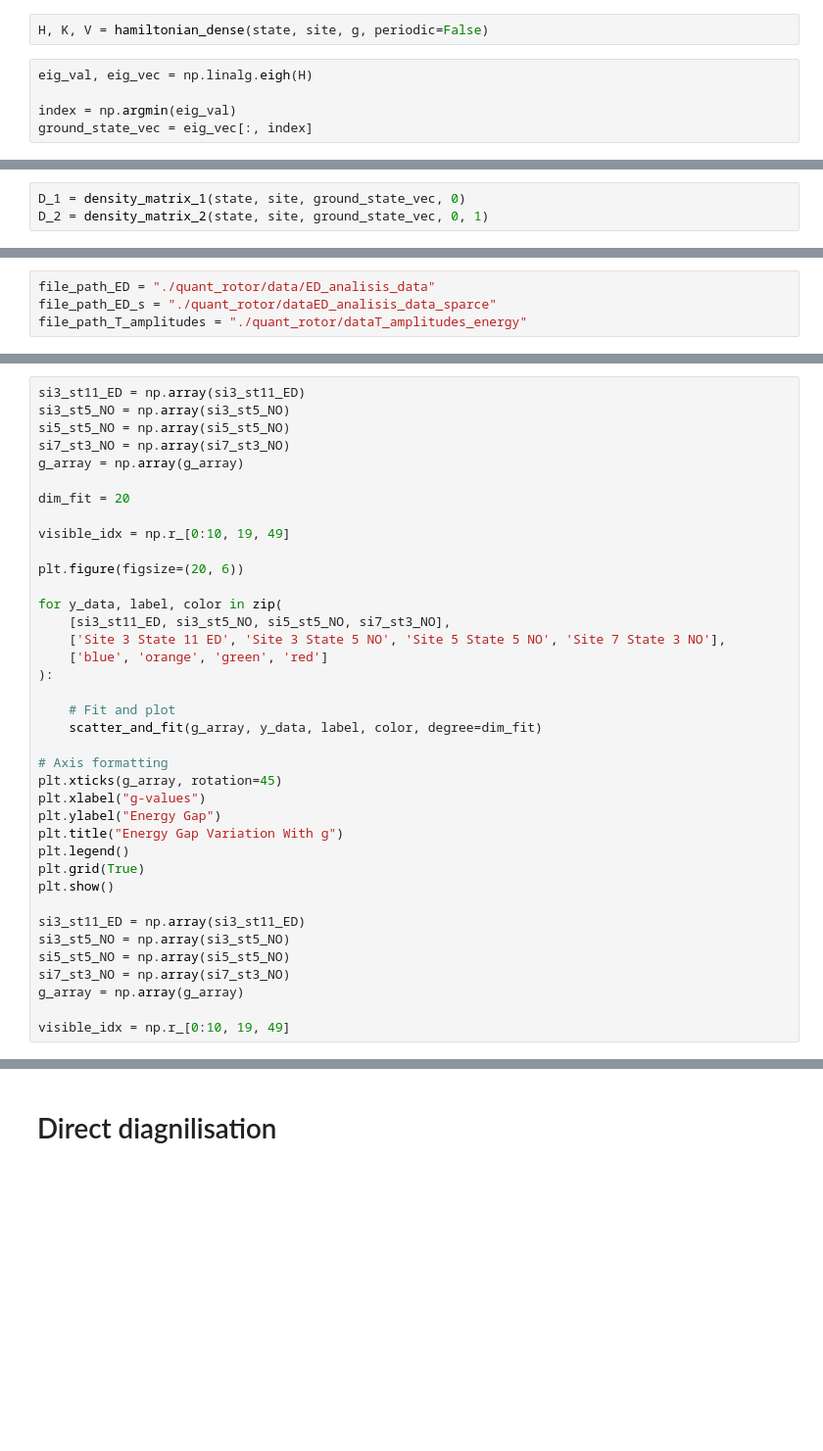
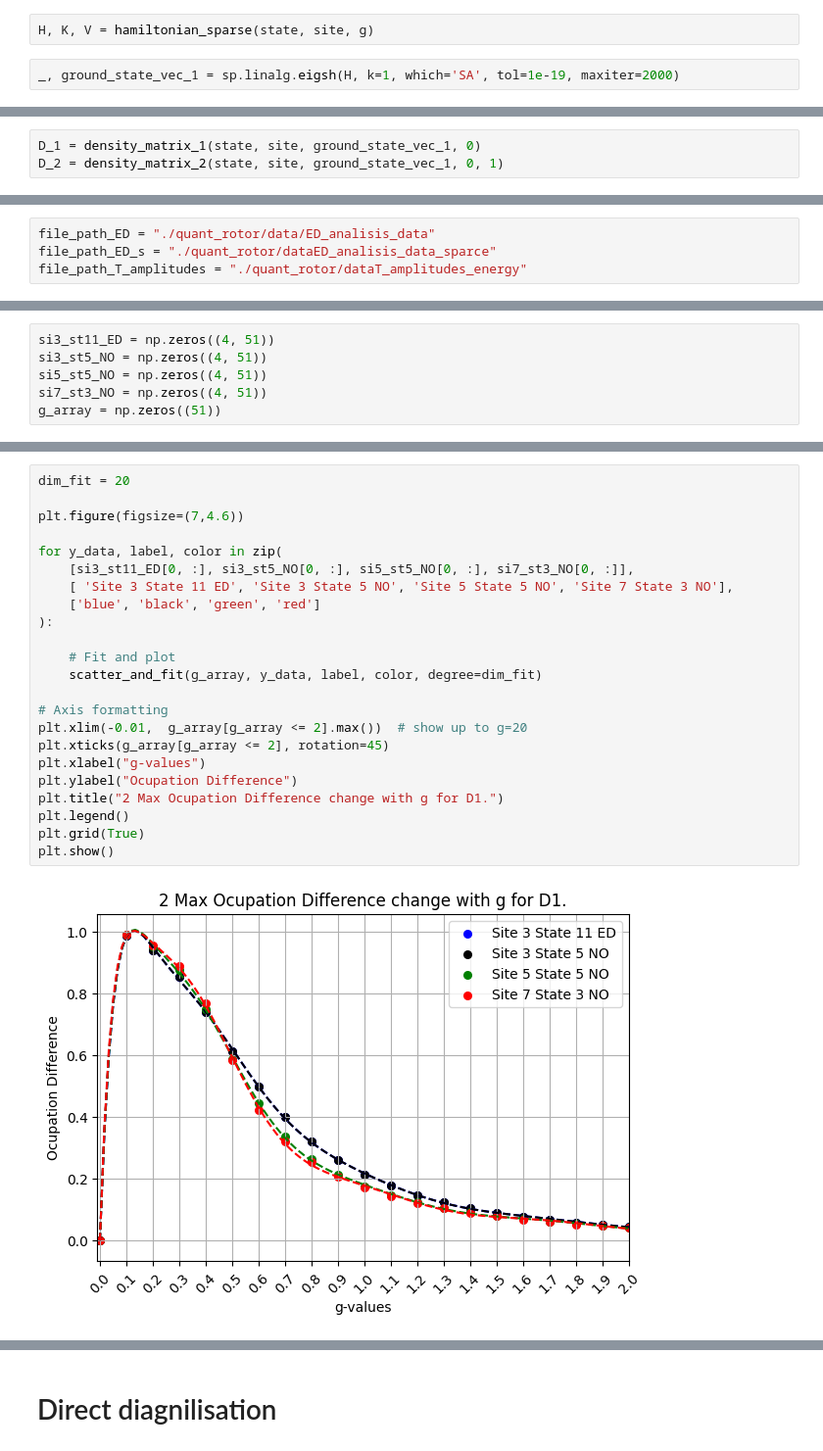
Before and after one commit to Gilfrim/Computational-Analysis-of-Many-Rotor-Systems, a Jupyter notebook: direct_diagnolisation.ipynb, the cells around one changed output, grey strips where cells are left out. Shown at 98% size. Cells and saved outputs as stored; diff of their text form; blank space fills up the shorter version.

```diff
--- a/direct_diagnolisation.ipynb
+++ b/direct_diagnolisation.ipynb
@@ -43,9 +48,6 @@ site = 3
 state = 11
 g = 1
 # %%
-H, K, V = hamiltonian_dense(state, site, g, periodic=False)
+H, K, V = hamiltonian_sparse(state, site, g)
 # %%
-eig_val, eig_vec = np.linalg.eigh(H)
-
-index = np.argmin(eig_val)
-ground_state_vec = eig_vec[:, index]
+_, ground_state_vec_1 = sp.linalg.eigsh(H, k=1, which='SA', tol=1e-19, maxiter=2000)
@@ -52,3 +60,3 @@ ground_state_vec = eig_vec[:, index]
 # %%
-D_1 = density_matrix_1(state, site, ground_state_vec, 0)
-D_2 = density_matrix_2(state, site, ground_state_vec, 0, 1)
+D_1 = density_matrix_1(state, site, ground_state_vec_1, 0)
+D_2 = density_matrix_2(state, site, ground_state_vec_1, 0, 1)
@@ -167 +259,7 @@ file_path_T_amplitudes = "./quant_rotor/dataT_amplitudes_energy"
+# %%
+si3_st11_ED = np.zeros((4, 51))
+si3_st5_NO = np.zeros((4, 51))
+si5_st5_NO = np.zeros((4, 51))
+si7_st3_NO = np.zeros((4, 51))
+g_array = np.zeros((51))
 # %%
@@ -231,38 +348,25 @@ IndexError: index 1331 is out of bounds for axis 0 with size 1331
 # %%
-si3_st11_ED = np.array(si3_st11_ED)
-si3_st5_NO = np.array(si3_st5_NO)
-si5_st5_NO = np.array(si5_st5_NO)
-si7_st3_NO = np.array(si7_st3_NO)
-g_array = np.array(g_array)
-
 dim_fit = 20
 
-visible_idx = np.r_[0:10, 19, 49]
-
-plt.figure(figsize=(20, 6))
+plt.figure(figsize=(7,4.6))
 
 for y_data, label, color in zip(
-    [si3_st11_ED, si3_st5_NO, si5_st5_NO, si7_st3_NO],
-    ['Site 3 State 11 ED', 'Site 3 State 5 NO', 'Site 5 State 5 NO', 'Site 7 State 3 NO'],
-    ['blue', 'orange', 'green', 'red']
+    [si3_st11_ED[0, :], si3_st5_NO[0, :], si5_st5_NO[0, :], si7_st3_NO[0, :]],
+    [ 'Site 3 State 11 ED', 'Site 3 State 5 NO', 'Site 5 State 5 NO', 'Site 7 State 3 NO'],
+    ['blue', 'black', 'green', 'red']
 ):
 
     # Fit and plot
     scatter_and_fit(g_array, y_data, label, color, degree=dim_fit)
 
 # Axis formatting
-plt.xticks(g_array, rotation=45)
+plt.xlim(-0.01,  g_array[g_array <= 2].max())  # show up to g=20
+plt.xticks(g_array[g_array <= 2], rotation=45)
 plt.xlabel("g-values")
-plt.ylabel("Energy Gap")
-plt.title("Energy Gap Variation With g")
+plt.ylabel("Ocupation Difference")
+plt.title("2 Max Ocupation Difference change with g for D1.")
 plt.legend()
 plt.grid(True)
 plt.show()
-
-si3_st11_ED = np.array(si3_st11_ED)
-si3_st5_NO = np.array(si3_st5_NO)
-si5_st5_NO = np.array(si5_st5_NO)
-si7_st3_NO = np.array(si7_st3_NO)
-g_array = np.array(g_array)
-
-visible_idx = np.r_[0:10, 19, 49]
+# %% [output]
+[figure, added]
```
Also changed, not shown: parts of 31 cells of this notebook, 26 other files.
